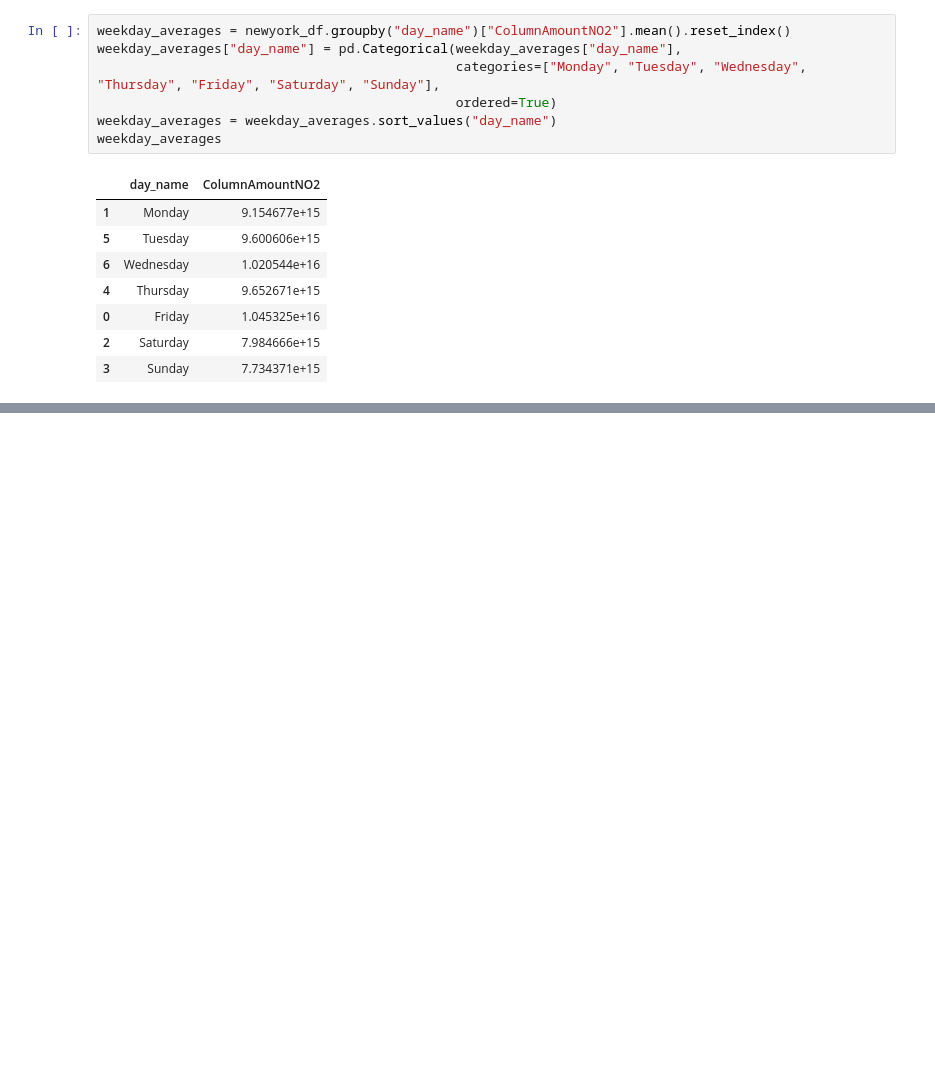
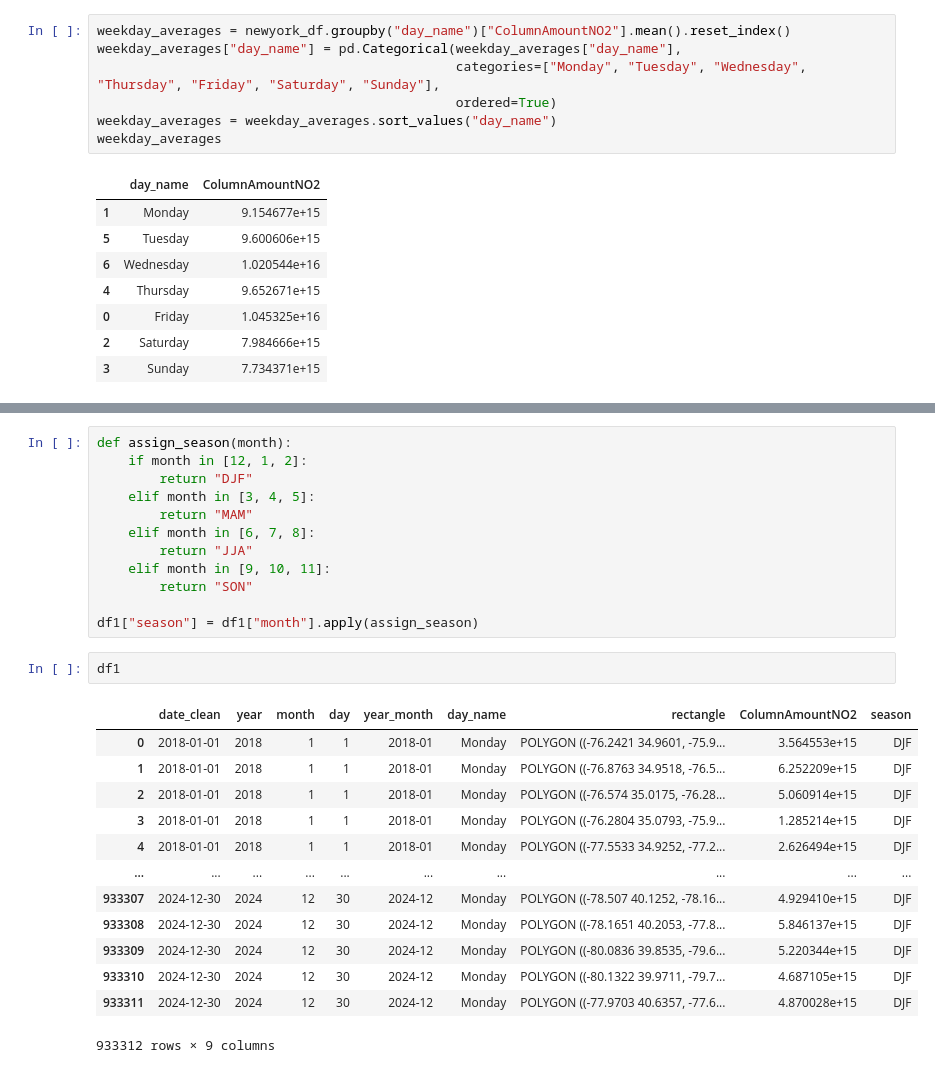
Before and after one commit to SujanNeupane42/NO2-vs-Traffic-Analysis-using-PySpark-and-GeoPandas, a Jupyter notebook: main_notebook.ipynb, the cells around one changed output, grey strips where cells are left out. Drawn from its saved outputs; the diff is of its cells as text; blank space fills up the shorter version.

```diff
--- a/main_notebook.ipynb
+++ b/main_notebook.ipynb
@@ -1202,0 +1163,28 @@ plt.show()
+# %%
+def assign_season(month):
+    if month in [12, 1, 2]:
+        return "DJF"
+    elif month in [3, 4, 5]:
+        return "MAM"
+    elif month in [6, 7, 8]:
+        return "JJA"
+    elif month in [9, 10, 11]:
+        return "SON"
+
+df1["season"] = df1["month"].apply(assign_season)
+# %%
+df1
+# %% [output]
+|  | date_clean | year | month | day | year_month | day_name | rectangle | ColumnAmountNO2 | season |
+| 0 | 2018-01-01 | 2018 | 1 | 1 | 2018-01 | Monday | POLYGON ((-76.2421 34.9601, -75.9... | 3.564553e+15 | DJF |
+| 1 | 2018-01-01 | 2018 | 1 | 1 | 2018-01 | Monday | POLYGON ((-76.8763 34.9518, -76.5... | 6.252209e+15 | DJF |
+| 2 | 2018-01-01 | 2018 | 1 | 1 | 2018-01 | Monday | POLYGON ((-76.574 35.0175, -76.28... | 5.060914e+15 | DJF |
+| 3 | 2018-01-01 | 2018 | 1 | 1 | 2018-01 | Monday | POLYGON ((-76.2804 35.0793, -75.9... | 1.285214e+15 | DJF |
+| 4 | 2018-01-01 | 2018 | 1 | 1 | 2018-01 | Monday | POLYGON ((-77.5533 34.9252, -77.2... | 2.626494e+15 | DJF |
+| ... | ... | ... | ... | ... | ... | ... | ... | ... | ... |
+| 933307 | 2024-12-30 | 2024 | 12 | 30 | 2024-12 | Monday | POLYGON ((-78.507 40.1252, -78.16... | 4.929410e+15 | DJF |
+| 933308 | 2024-12-30 | 2024 | 12 | 30 | 2024-12 | Monday | POLYGON ((-78.1651 40.2053, -77.8... | 5.846137e+15 | DJF |
+| 933309 | 2024-12-30 | 2024 | 12 | 30 | 2024-12 | Monday | POLYGON ((-80.0836 39.8535, -79.6... | 5.220344e+15 | DJF |
+| 933310 | 2024-12-30 | 2024 | 12 | 30 | 2024-12 | Monday | POLYGON ((-80.1322 39.9711, -79.7... | 4.687105e+15 | DJF |
+| 933311 | 2024-12-30 | 2024 | 12 | 30 | 2024-12 | Monday | POLYGON ((-77.9703 40.6357, -77.6... | 4.870028e+15 | DJF |
+933312 rows × 9 columns
```
Also changed, not shown: parts of 11 cells of this notebook, 5 other files.
